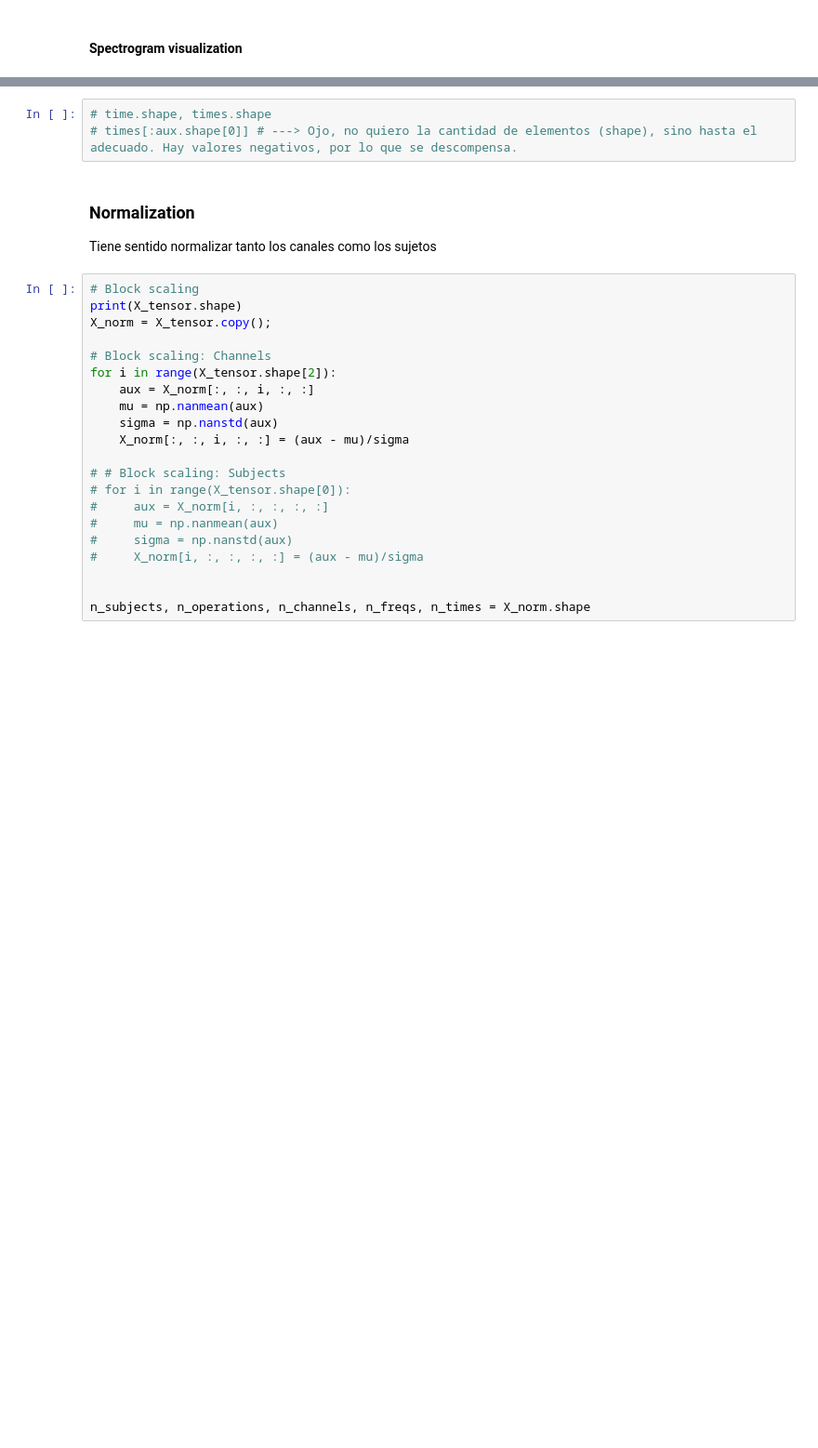
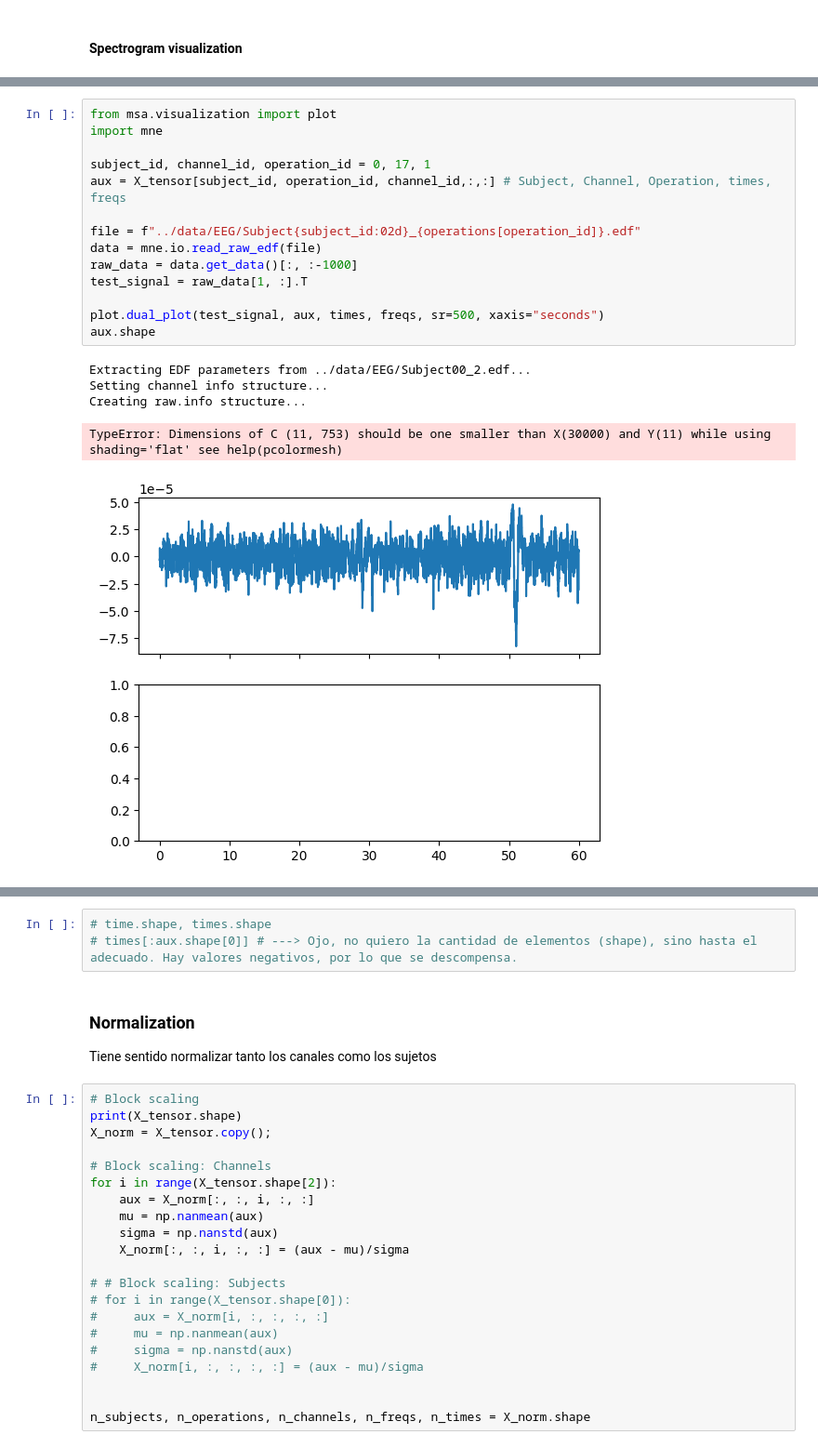
Before and after one commit to JesusGarSan/MESA, a Jupyter notebook: external/examples/EEG.ipynb, the cells around one changed output, grey strips where cells are left out. Shown at 93% size. Saved outputs shown, nothing was run; the diff lists cells and outputs as text; blank space fills up the shorter version.

```diff
--- a/external/examples/EEG.ipynb
+++ b/external/examples/EEG.ipynb
@@ -194,3 +175,23 @@ X_tensor.shape
+# %%
+from msa.visualization import plot
+import mne
+
+subject_id, channel_id, operation_id = 0, 17, 1
+aux = X_tensor[subject_id, operation_id, channel_id,:,:] # Subject, Channel, Operation, times, freqs
+
+file = f"../data/EEG/Subject{subject_id:02d}_{operations[operation_id]}.edf"
+data = mne.io.read_raw_edf(file)
+raw_data = data.get_data()[:, :-1000]
+test_signal = raw_data[1, :].T
+
+plot.dual_plot(test_signal, aux, times, freqs, sr=500, xaxis="seconds")
+aux.shape
+# %% [output]
+Extracting EDF parameters from ../data/EEG/Subject00_2.edf...
+Setting channel info structure...
+Creating raw.info structure...
+TypeError: Dimensions of C (11, 753) should be one smaller than X(30000) and Y(11) while using shading='flat' see help(pcolormesh)
+[figure, added]
 # %%
 from msa.visualization import plot
 subject_id, channel_id, operation_id = 0, 17, 1
```
Also changed, not shown: parts of 14 cells of this notebook, 10 other files.
